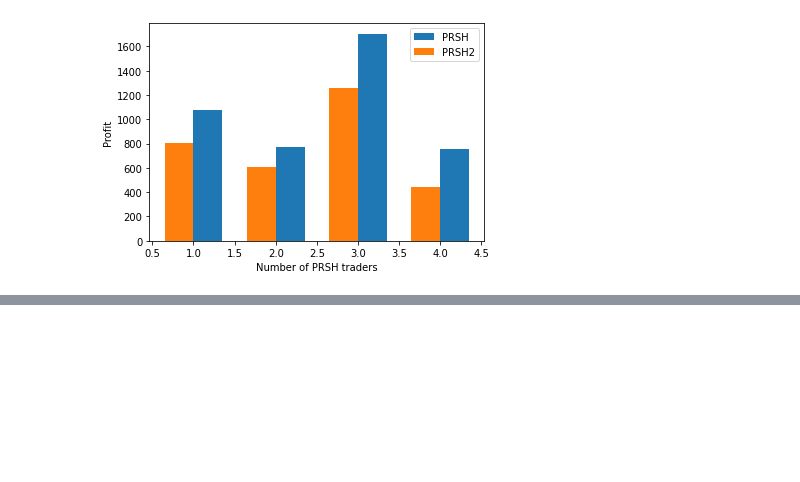
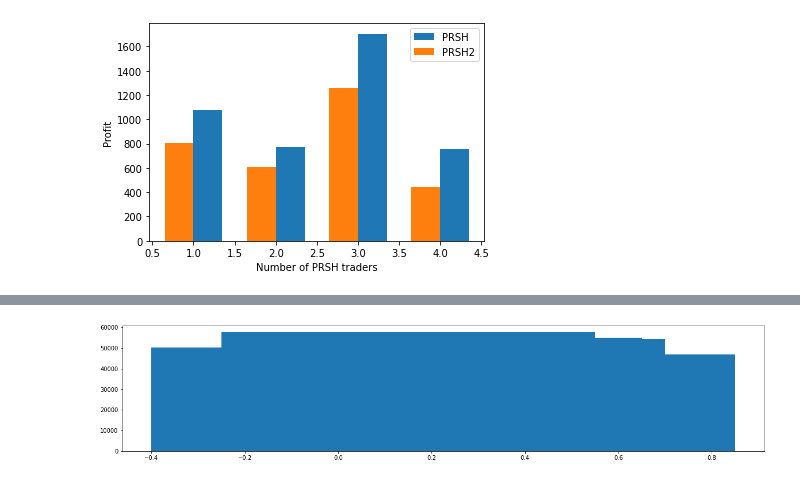
Before and after one commit to janderson3435/ITFT-Coursework-Assessment, a Jupyter notebook: PRSH2_experiments.ipynb, the cells around one changed output, grey strips where cells are left out. Saved outputs shown, nothing was run; the diff lists cells and outputs as text; code cells hidden in the pictures; blank space fills up the shorter version.

```diff
--- a/PRSH2_experiments.ipynb
+++ b/PRSH2_experiments.ipynb
@@ -253,0 +391,19 @@ plt.show()
+# %%
+fig, axs = plt.subplots(figsize=(20,4), nrows=1, ncols=1)
+
+cumulative_profit = np.zeros(8)
+cumulative_df = pd.DataFrame()
+
+trades_df = pd.read_csv(dir+fname)
+
+# Just PRSH performance, grouped by k values
+PRSH_df = trades_df.iloc[:,8:10]
+PRSH_df = PRSH_df.assign(eps = np.repeat(epsilons, trials_per_eps))
+groups = PRSH_df.groupby(pd.Grouper(key='eps')).sum()
+
+for key in groups:
+    plt.bar(groups.get(key).index.to_numpy(), groups.get(key).values)
+
+plt.show()
+# %% [output]
+[figure, added]
```
Also changed, not shown: parts of 6 cells of this notebook, 6 other files.
